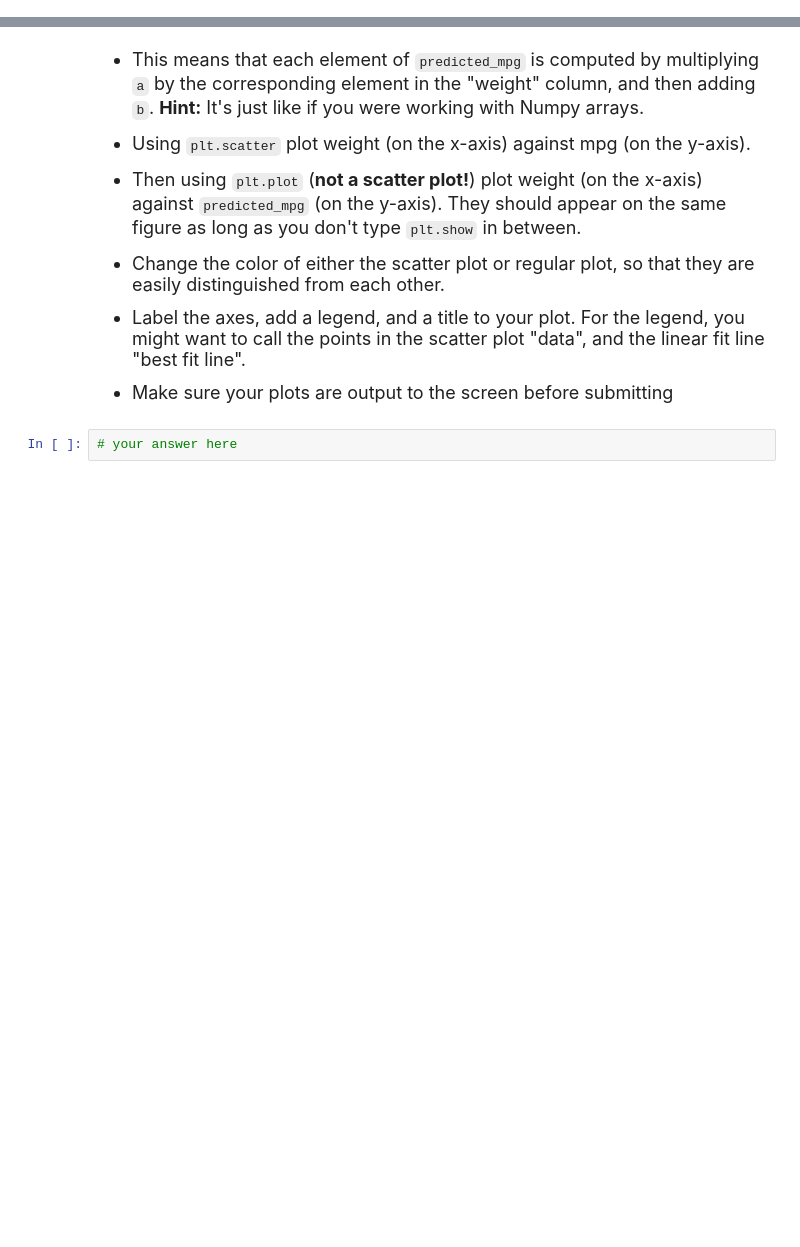
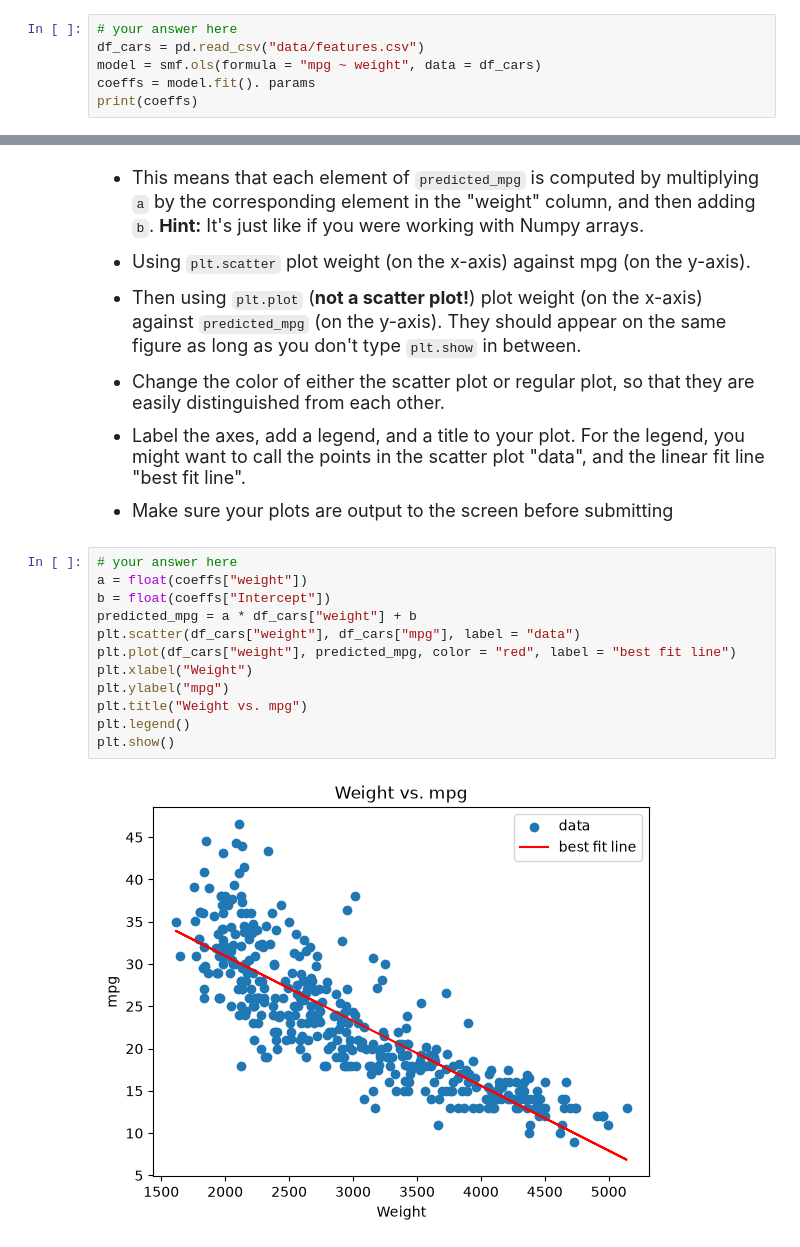
Before and after one commit to Ashleyli1230/datasci151fall2026, a Jupyter notebook: _assignments/assignment_8/Assignment8.ipynb, the cells around one changed output, grey strips where cells are left out. Drawn from its saved outputs; the diff is of its cells as text; blank space fills up the shorter version.

```diff
--- a/_assignments/assignment_8/Assignment8.ipynb
+++ b/_assignments/assignment_8/Assignment8.ipynb
@@ -183,0 +238,6 @@ This problem is continued in Question (5)
+# %%
+# your answer here
+df_cars = pd.read_csv("data/features.csv")
+model = smf.ols(formula = "mpg ~ weight", data = df_cars)
+coeffs = model.fit(). params
+print(coeffs)
@@ -208,5 +272,17 @@ $$\hat{m}_i = a\cdot w_i + b$$
 - Label the axes, add a legend, and a title to your plot. For the legend, you might want to call the points in the scatter plot "data", and the linear fit line "best fit line".
 
 - Make sure your plots are output to the screen before submitting
-# %%
-# your answer here
+# %%
+# your answer here
+a = float(coeffs["weight"])
+b = float(coeffs["Intercept"])
+predicted_mpg = a * df_cars["weight"] + b
+plt.scatter(df_cars["weight"], df_cars["mpg"], label = "data")
+plt.plot(df_cars["weight"], predicted_mpg, color = "red", label = "best fit line")
+plt.xlabel("Weight")
+plt.ylabel("mpg")
+plt.title("Weight vs. mpg")
+plt.legend()
+plt.show()
+# %% [output]
+[figure, added]
```
Also changed, not shown: parts of 6 cells of this notebook.
